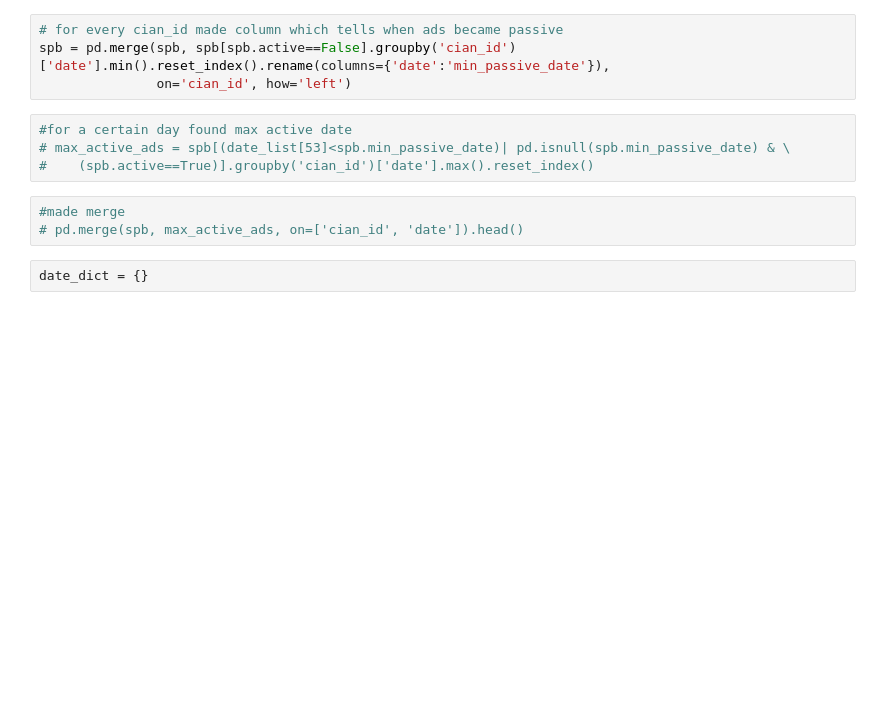
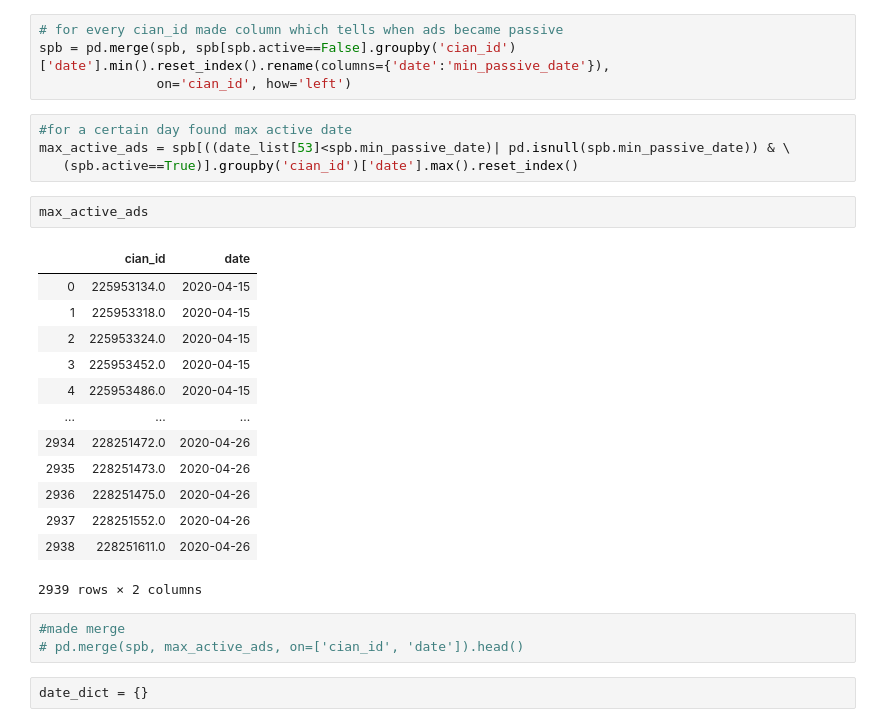
Before and after one commit to SobolevNikita/cian_analyzer, a Jupyter notebook: spb_date_processing.ipynb, the cells around one changed output. Cells and saved outputs as stored; diff of their text form; blank space fills up the shorter version.

Commit message:
fixed bug in date data filtering

```diff
--- a/spb_date_processing.ipynb
+++ b/spb_date_processing.ipynb
@@ -43,8 +70,24 @@ spb = pd.merge(spb, spb[spb.active==False].groupby('cian_id')['date'].min().rese
                on='cian_id', how='left')
 # %%
 #for a certain day found max active date
-# max_active_ads = spb[(date_list[53]<spb.min_passive_date)| pd.isnull(spb.min_passive_date) & \
-#    (spb.active==True)].groupby('cian_id')['date'].max().reset_index()
+max_active_ads = spb[((date_list[53]<spb.min_passive_date)| pd.isnull(spb.min_passive_date)) & \
+   (spb.active==True)].groupby('cian_id')['date'].max().reset_index()
+# %%
+max_active_ads
+# %% [output]
+|  | cian_id | date |
+| 0 | 225953134.0 | 2020-04-15 |
+| 1 | 225953318.0 | 2020-04-15 |
+| 2 | 225953324.0 | 2020-04-15 |
+| 3 | 225953452.0 | 2020-04-15 |
+| 4 | 225953486.0 | 2020-04-15 |
+| ... | ... | ... |
+| 2934 | 228251472.0 | 2020-04-26 |
+| 2935 | 228251473.0 | 2020-04-26 |
+| 2936 | 228251475.0 | 2020-04-26 |
+| 2937 | 228251552.0 | 2020-04-26 |
+| 2938 | 228251611.0 | 2020-04-26 |
+2939 rows × 2 columns
 # %%
 #made merge
 # pd.merge(spb, max_active_ads, on=['cian_id', 'date']).head()
```
Also changed, not shown: parts of 8 cells of this notebook.
